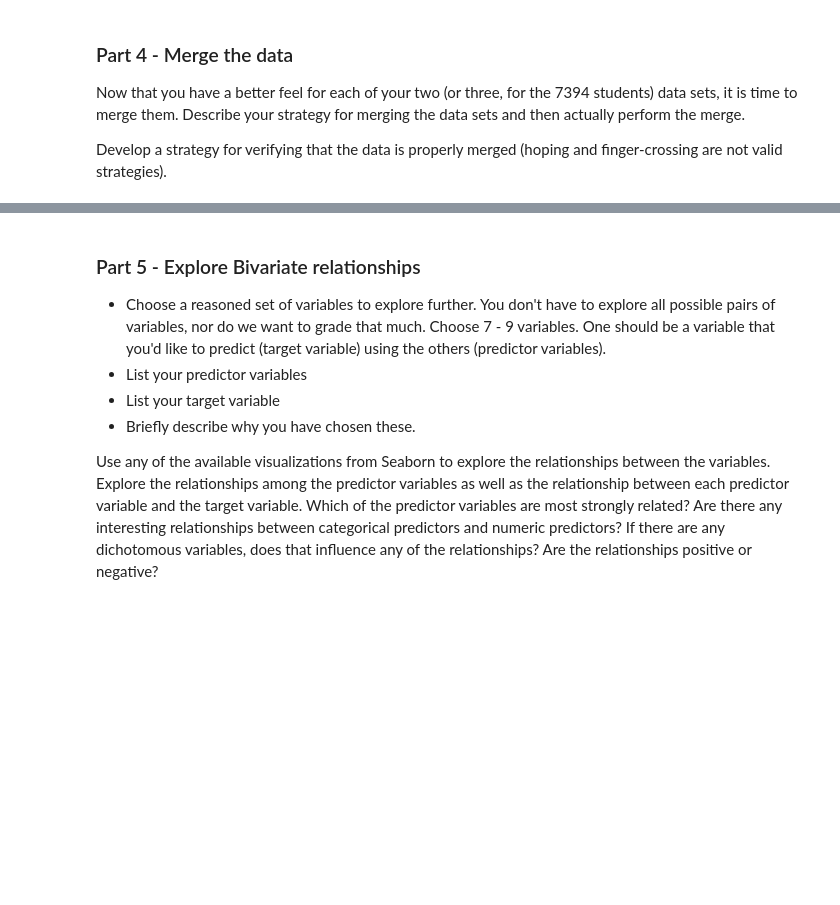
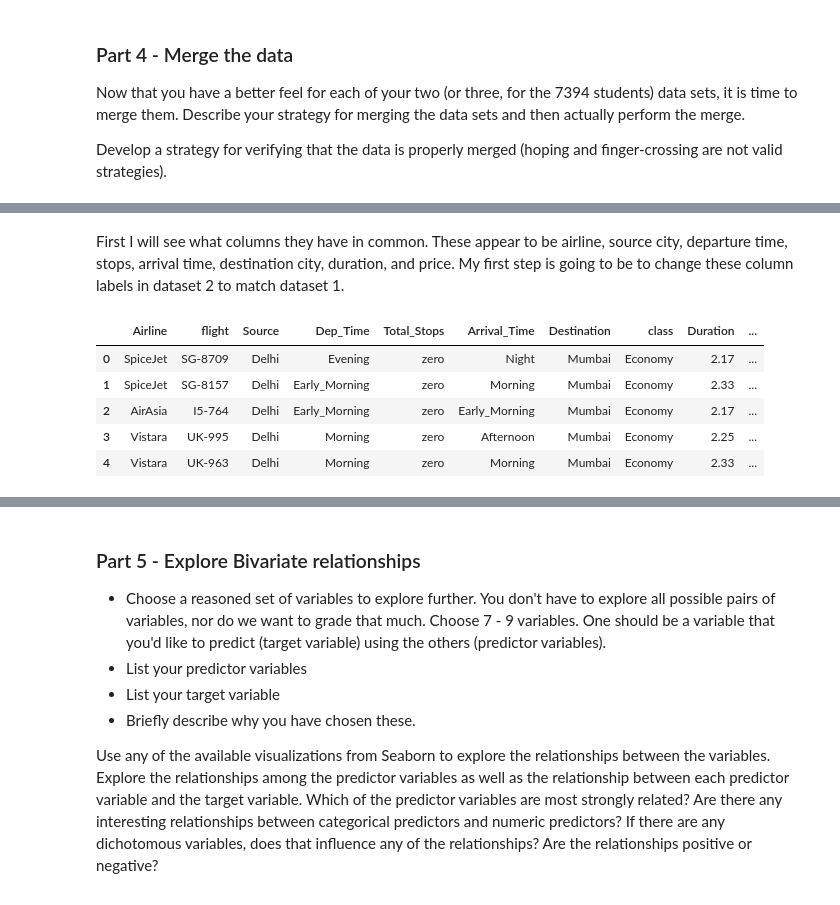
Before and after one commit to claywrentz/MLProject2, a Jupyter notebook: Project02.ipynb, the cells around one changed output, grey strips where cells are left out. Drawn from its saved outputs; the diff is of its cells as text; code cells hidden in the pictures; blank space fills up the shorter version.

Commit message:
Merged datasets

```diff
--- a/Project02.ipynb
+++ b/Project02.ipynb
@@ -677,0 +698,14 @@ Develop a strategy for verifying that the data is properly merged (hoping and fi
+# %% [markdown]
+First I will see what columns they have in common. These appear to be airline, source city, departure time, stops, arrival time, destination city, duration, and price. My first step is going to be to change these column labels in dataset 2 to match dataset 1.
+# %%
+flight2 = flight2.rename({'airline': 'Airline', 'source_city': 'Source', 'destination_city': 'Destination',
+                         'departure_time': 'Dep_Time', 'arrival_time': 'Arrival_Time', 'stops': 'Total_Stops',
+                         'duration': 'Duration', 'price': 'Price'}, axis=1)
+flight2.head()
+# %% [output]
+|  | Airline | flight | Source | Dep_Time | Total_Stops | Arrival_Time | Destination | class | Duration | ... |
+| 0 | SpiceJet | SG-8709 | Delhi | Evening | zero | Night | Mumbai | Economy | 2.17 | ... |
+| 1 | SpiceJet | SG-8157 | Delhi | Early_Morning | zero | Morning | Mumbai | Economy | 2.33 | ... |
+| 2 | AirAsia | I5-764 | Delhi | Early_Morning | zero | Early_Morning | Mumbai | Economy | 2.17 | ... |
+| 3 | Vistara | UK-995 | Delhi | Morning | zero | Afternoon | Mumbai | Economy | 2.25 | ... |
+| 4 | Vistara | UK-963 | Delhi | Morning | zero | Morning | Mumbai | Economy | 2.33 | ... |
```
Also changed, not shown: parts of 52 cells of this notebook.
